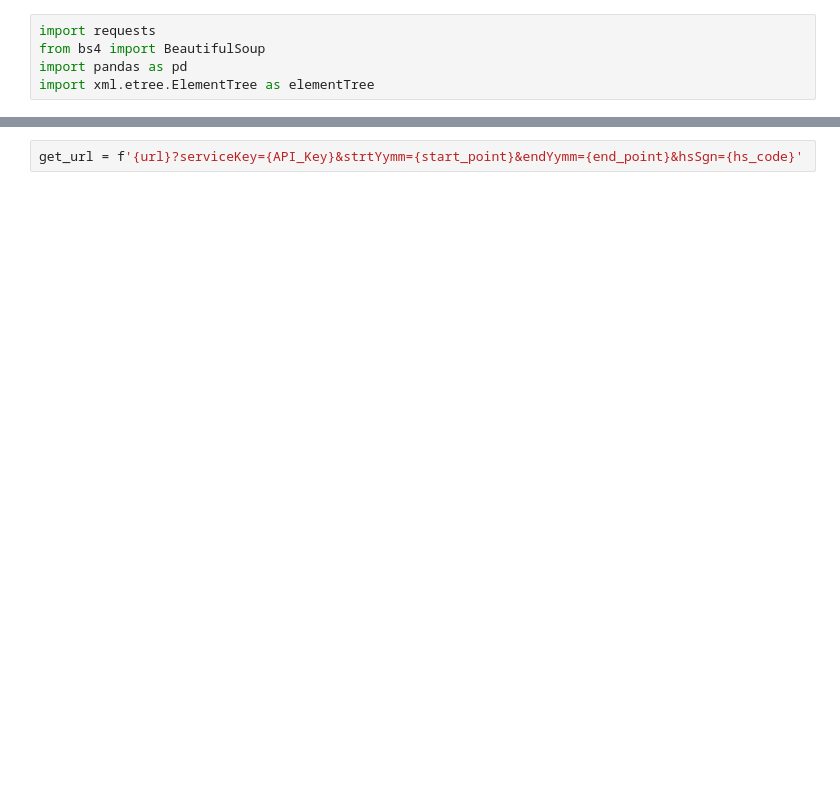
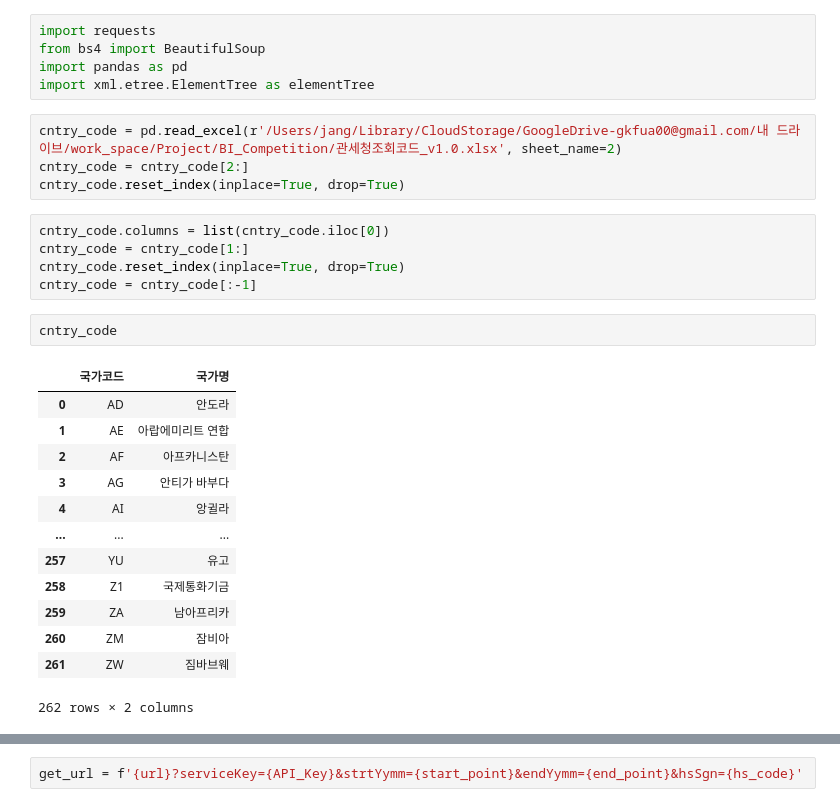
Before and after one commit to CocoRoF/ML_Termproject2023, a Jupyter notebook: BI_Competition/Data_Crawler.ipynb, the cells around one changed output, grey strips where cells are left out. Drawn from its saved outputs; the diff is of its cells as text; blank space fills up the shorter version.

```diff
--- a/BI_Competition/Data_Crawler.ipynb
+++ b/BI_Competition/Data_Crawler.ipynb
@@ -3,3 +3,28 @@ import requests
 from bs4 import BeautifulSoup
 import pandas as pd
 import xml.etree.ElementTree as elementTree
+# %%
+cntry_code = pd.read_excel(r'/Users/jang/Library/CloudStorage/GoogleDrive-gkfua00@gmail.com/내 드라이브/work_space/Project/BI_Competition/관세청조회코드_v1.0.xlsx', sheet_name=2)
+cntry_code = cntry_code[2:]
+cntry_code.reset_index(inplace=True, drop=True)
+# %%
+cntry_code.columns = list(cntry_code.iloc[0])
+cntry_code = cntry_code[1:]
+cntry_code.reset_index(inplace=True, drop=True)
+cntry_code = cntry_code[:-1]
+# %%
+cntry_code
+# %% [output]
+|  | 국가코드 | 국가명 |
+| 0 | AD | 안도라 |
+| 1 | AE | 아랍에미리트 연합 |
+| 2 | AF | 아프카니스탄 |
+| 3 | AG | 안티가 바부다 |
+| 4 | AI | 앙귈라 |
+| ... | ... | ... |
+| 257 | YU | 유고 |
+| 258 | Z1 | 국제통화기금 |
+| 259 | ZA | 남아프리카 |
+| 260 | ZM | 잠비아 |
+| 261 | ZW | 짐바브웨 |
+262 rows × 2 columns
```
Also changed, not shown: parts of 7 cells of this notebook, 2 other files.
